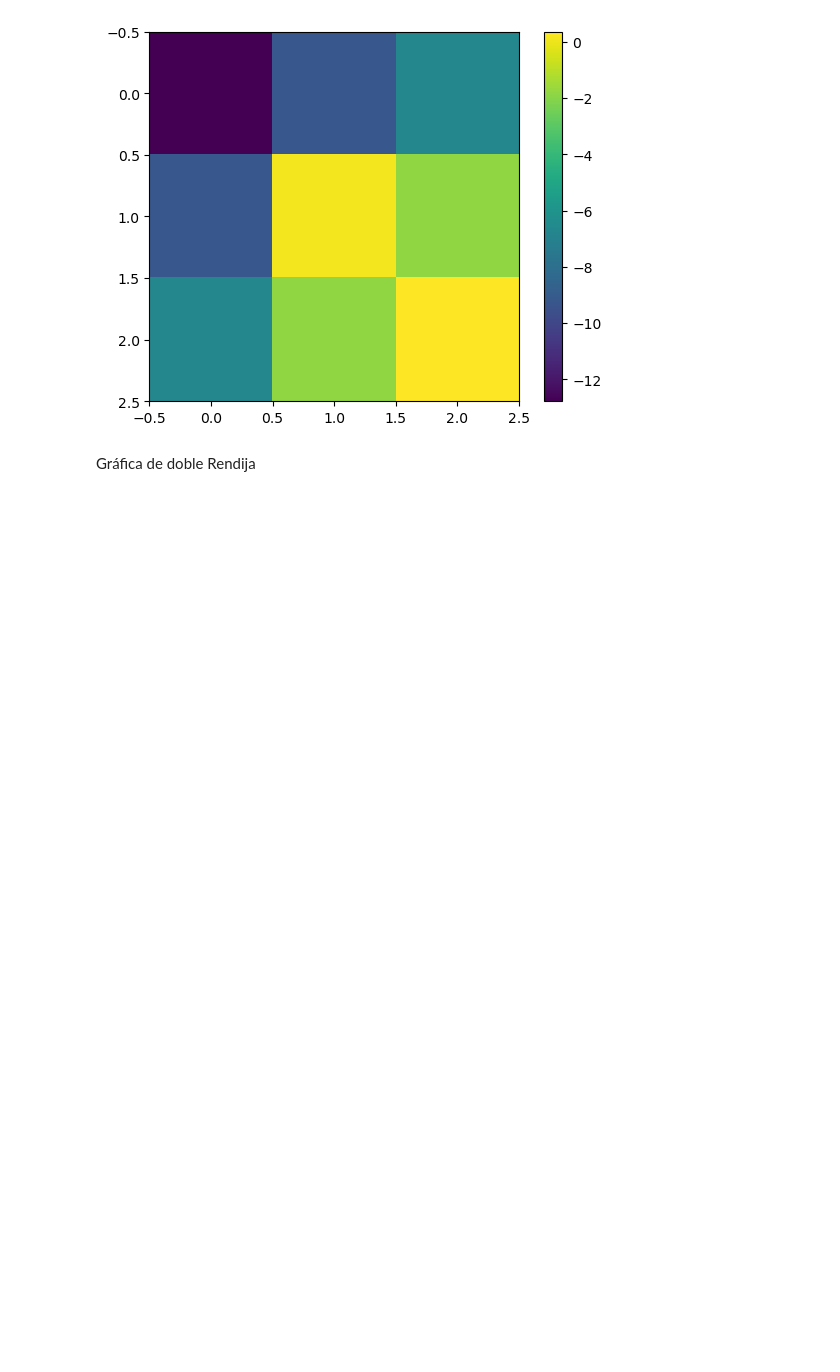
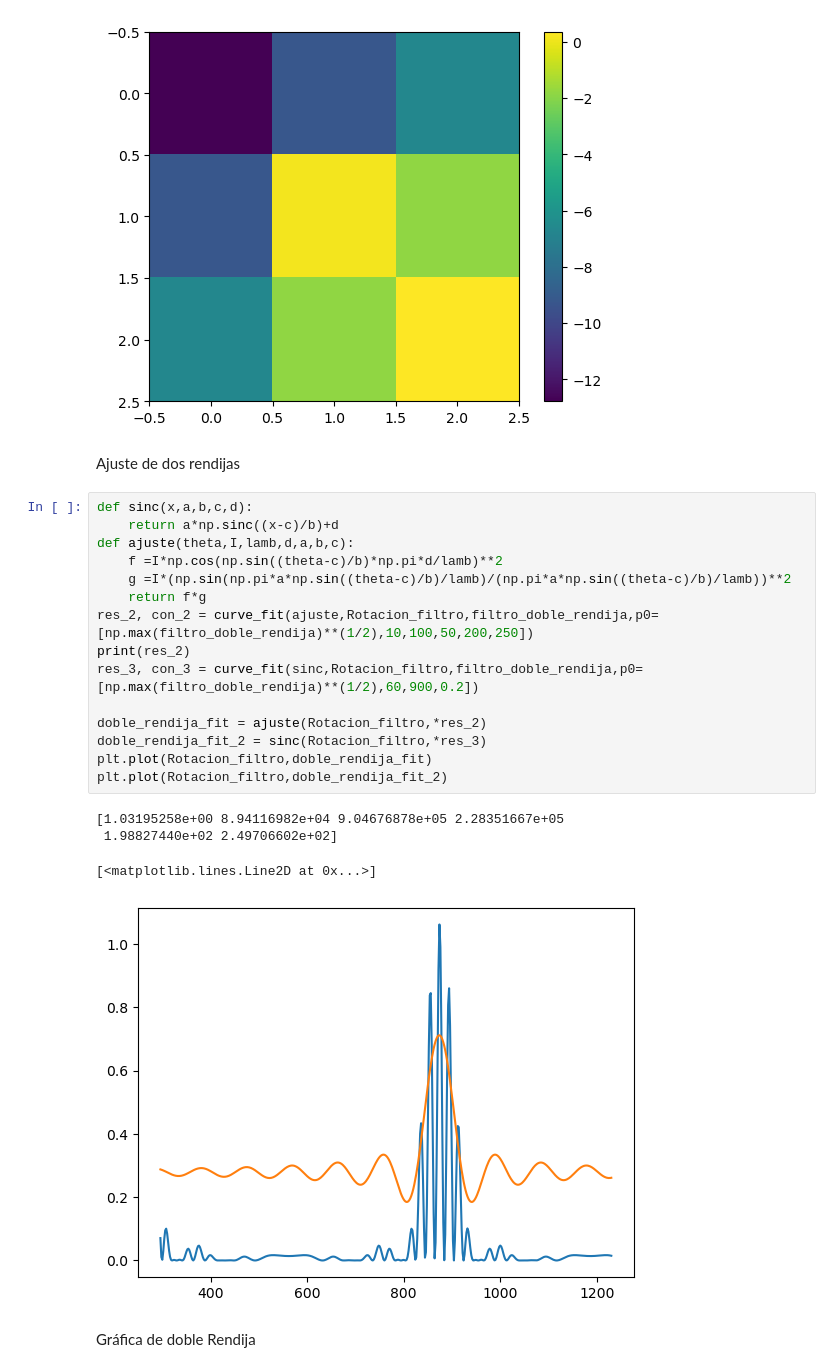
Before and after one commit to aleste2123/Intermedio, a Jupyter notebook: Doble Rendija/Ajuste de datos.ipynb, the cells around one changed output. Cells and saved outputs as stored; diff of their text form; blank space fills up the shorter version.

```diff
--- a/Doble Rendija/Ajuste de datos.ipynb
+++ b/Doble Rendija/Ajuste de datos.ipynb
@@ -102,6 +85,28 @@ plt.colorbar()
 plt.show()
 # %% [output]
 [figure]
+# %% [markdown]
+Ajuste de dos rendijas
+# %%
+def sinc(x,a,b,c,d):
+    return a*np.sinc((x-c)/b)+d
+def ajuste(theta,I,lamb,d,a,b,c):
+    f =I*np.cos(np.sin((theta-c)/b)*np.pi*d/lamb)**2
+    g =I*(np.sin(np.pi*a*np.sin((theta-c)/b)/lamb)/(np.pi*a*np.sin((theta-c)/b)/lamb))**2
+    return f*g
+res_2, con_2 = curve_fit(ajuste,Rotacion_filtro,filtro_doble_rendija,p0=[np.max(filtro_doble_rendija)**(1/2),10,100,50,200,250])
+print(res_2)
+res_3, con_3 = curve_fit(sinc,Rotacion_filtro,filtro_doble_rendija,p0=[np.max(filtro_doble_rendija)**(1/2),60,900,0.2])
+
+doble_rendija_fit = ajuste(Rotacion_filtro,*res_2)
+doble_rendija_fit_2 = sinc(Rotacion_filtro,*res_3)
+plt.plot(Rotacion_filtro,doble_rendija_fit)
+plt.plot(Rotacion_filtro,doble_rendija_fit_2)
+# %% [output]
+[1.03195258e+00 8.94116982e+04 9.04676878e+05 2.28351667e+05
+ 1.98827440e+02 2.49706602e+02]
+[<matplotlib.lines.Line2D at 0x...>]
+[figure, added]
 # %% [markdown]
 Gráfica de doble Rendija
 # %%
```
Also changed, not shown: parts of 4 cells of this notebook.
